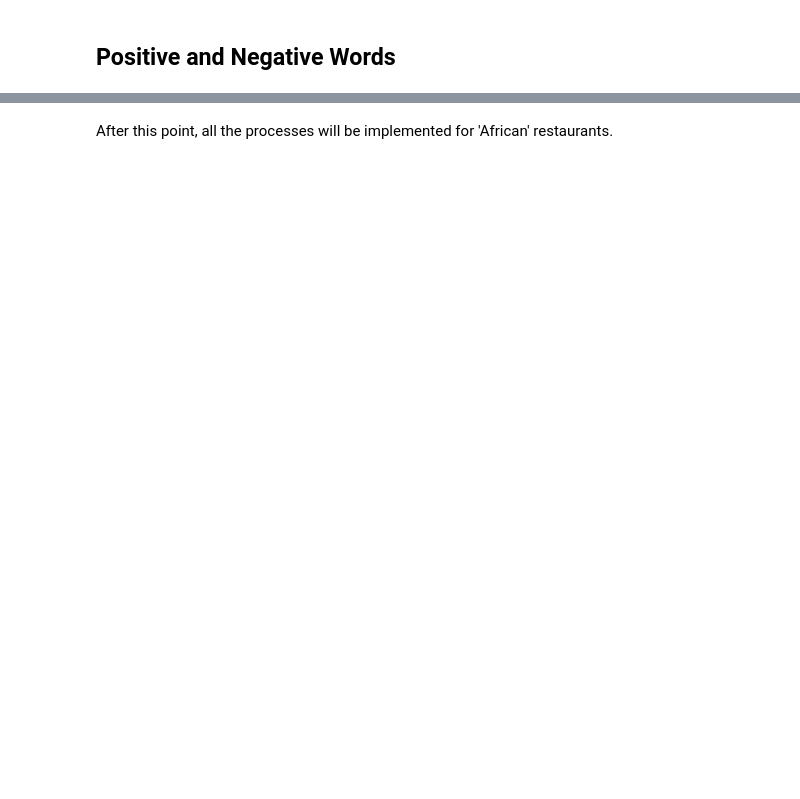
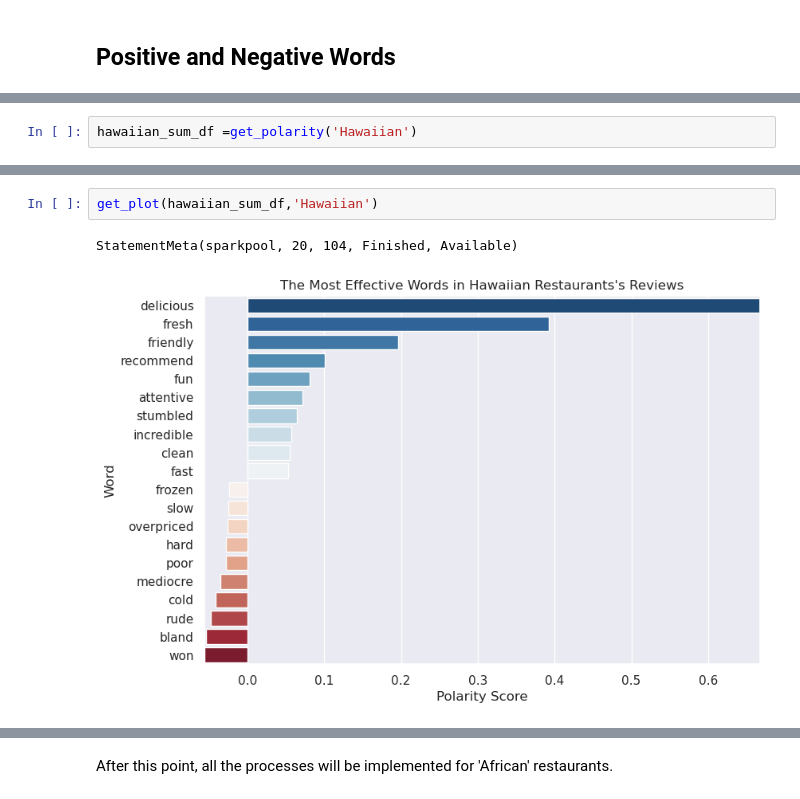
Before and after one commit to yusufkurubacak/PySpark-Yelp-Restaurant-Reviews-Sentiment-Analysis, a Jupyter notebook: Yelp_Sentiment_Analysis.ipynb, the cells around one changed output, grey strips where cells are left out. Drawn from its saved outputs; the diff is of its cells as text; blank space fills up the shorter version.

```diff
--- a/Yelp_Sentiment_Analysis.ipynb
+++ b/Yelp_Sentiment_Analysis.ipynb
@@ -453,0 +596,2 @@ StatementMeta(sparkpool, 16, 24, Finished, Available)
+# %%
+hawaiian_sum_df =get_polarity('Hawaiian')
@@ -453,0 +632,5 @@ StatementMeta(sparkpool, 16, 24, Finished, Available)
+# %%
+get_plot(hawaiian_sum_df,'Hawaiian')
+# %% [output]
+StatementMeta(sparkpool, 20, 104, Finished, Available)
+[figure, added]
```
Also changed, not shown: parts of 150 cells of this notebook.
